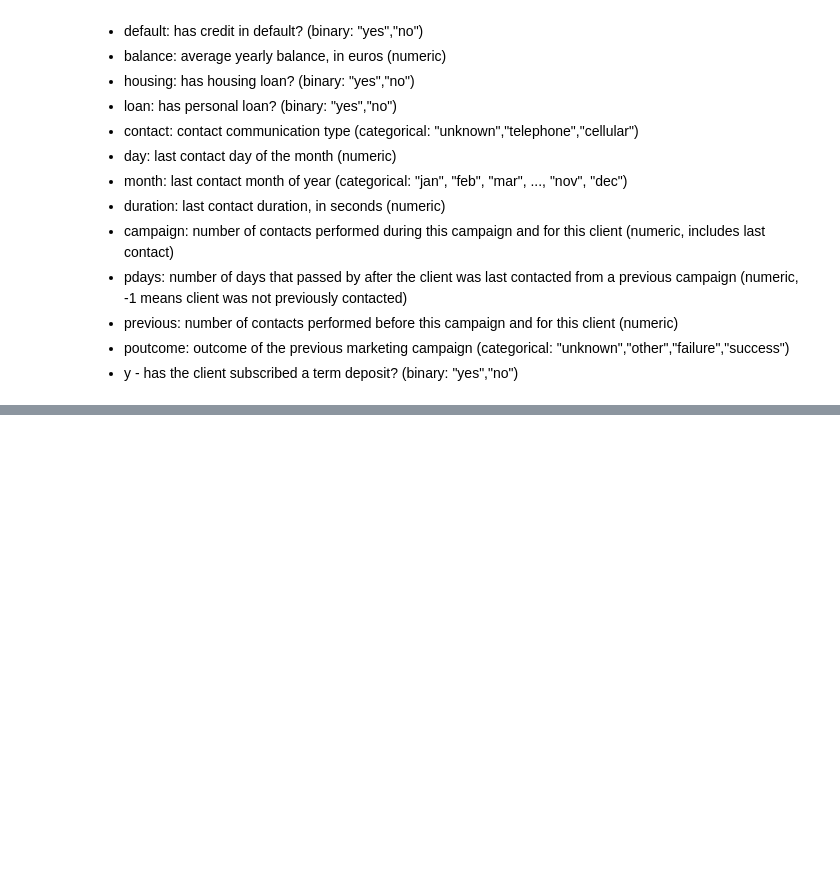
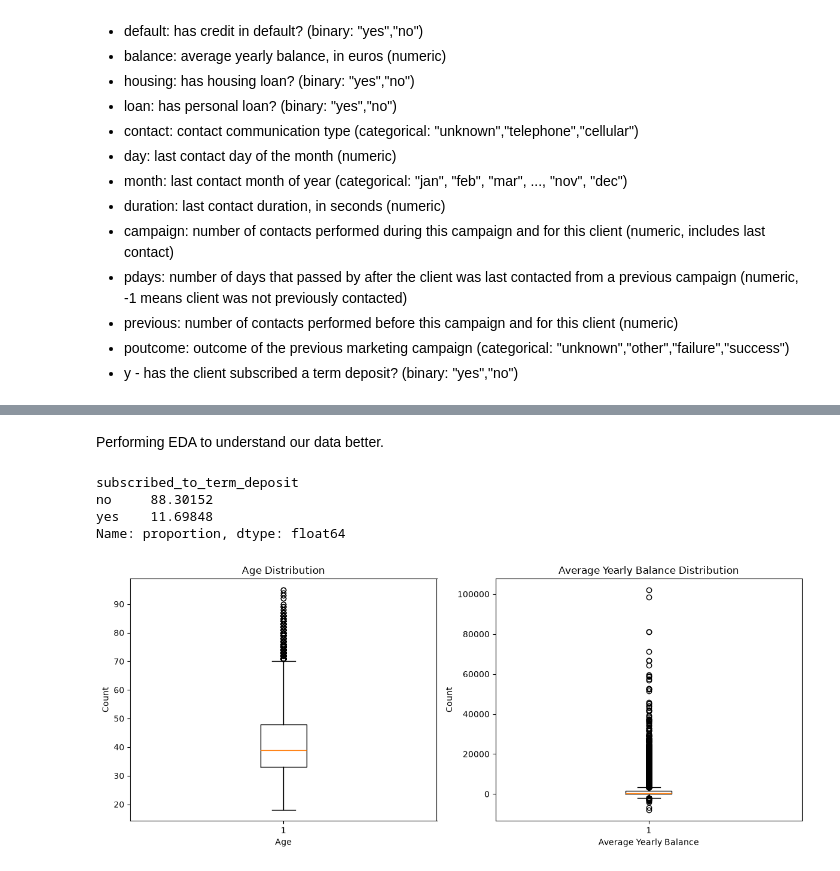
Before and after one commit to AwendyG/Bank-Marketing-Project, a Jupyter notebook: file.ipynb, the cells around one changed output, grey strips where cells are left out. Saved outputs shown, nothing was run; the diff lists cells and outputs as text; code cells hidden in the pictures; blank space fills up the shorter version.

```diff
--- a/file.ipynb
+++ b/file.ipynb
@@ -64,0 +72,21 @@ Let's get the meanings of our columns so that we can understand what we are work
+# %%
+#Change the column names to make is easier to work with
+df.columns = [
+    'age',
+    'employment_type',
+    'marital_status',
+    'education',
+    'credit_default',
+    'average_yearly_balance',
+    'housing_loan',
+    'personal_loan',
+    'contact_type',
+    'last_contact_day',
+    'last_contact_month',
+    'last_contact_duration',
+    'campaign_contacts',
+    'days_since_last_campaign_contact',
+    'previous_contacts_before_campaign',
+    'previous_outcome',
+    'subscribed_to_term_deposit'
+    ]
@@ -64,0 +102,30 @@ Let's get the meanings of our columns so that we can understand what we are work
+# %% [markdown]
+Performing EDA to understand our data better.
+# %%
+#check to see how imbalanced our target variable is
+df["subscribed_to_term_deposit"].value_counts(normalize=True) * 100
+# %% [output]
+subscribed_to_term_deposit
+no     88.30152
+yes    11.69848
+Name: proportion, dtype: float64
+# %%
+#Check the distribution of age and average yearly balance using boxplots
+fig, axes = plt.subplots(1, 2, figsize=(12, 5))
+
+# Age
+axes[0].boxplot(df["age"], label=["Age"])
+axes[0].set_title("Age Distribution")
+axes[0].set_xlabel("Age")
+axes[0].set_ylabel("Count")
+
+# Average yearly balance
+axes[1].boxplot(df["average_yearly_balance"], label=["Average Yearly Balance"])
+axes[1].set_title("Average Yearly Balance Distribution")
+axes[1].set_xlabel("Average Yearly Balance")
+axes[1].set_ylabel("Count")
+
+plt.tight_layout()
+plt.show()
+# %% [output]
+[figure, added]
```
Also changed, not shown: parts of 8 cells of this notebook.
